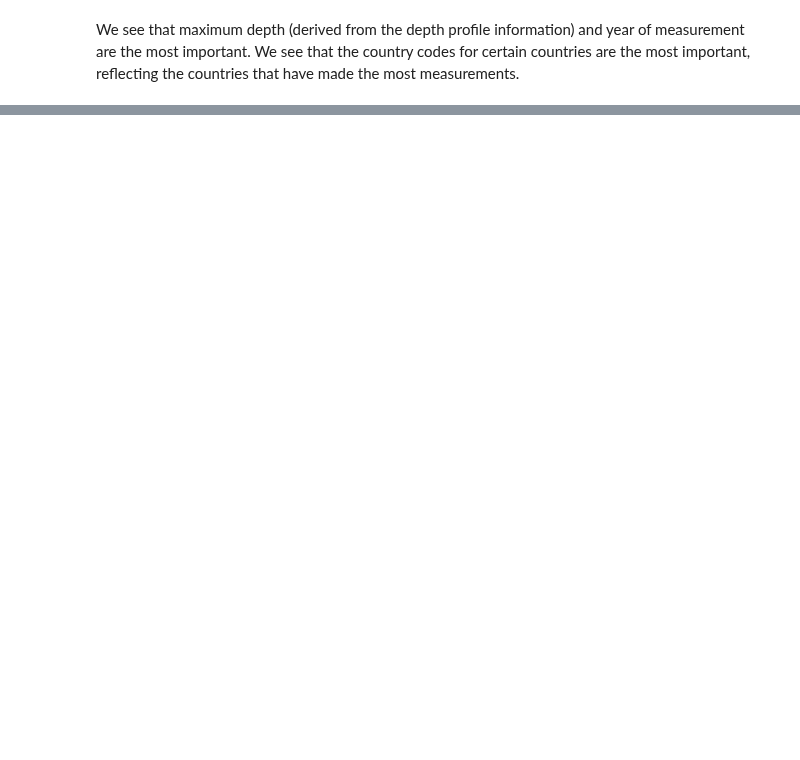
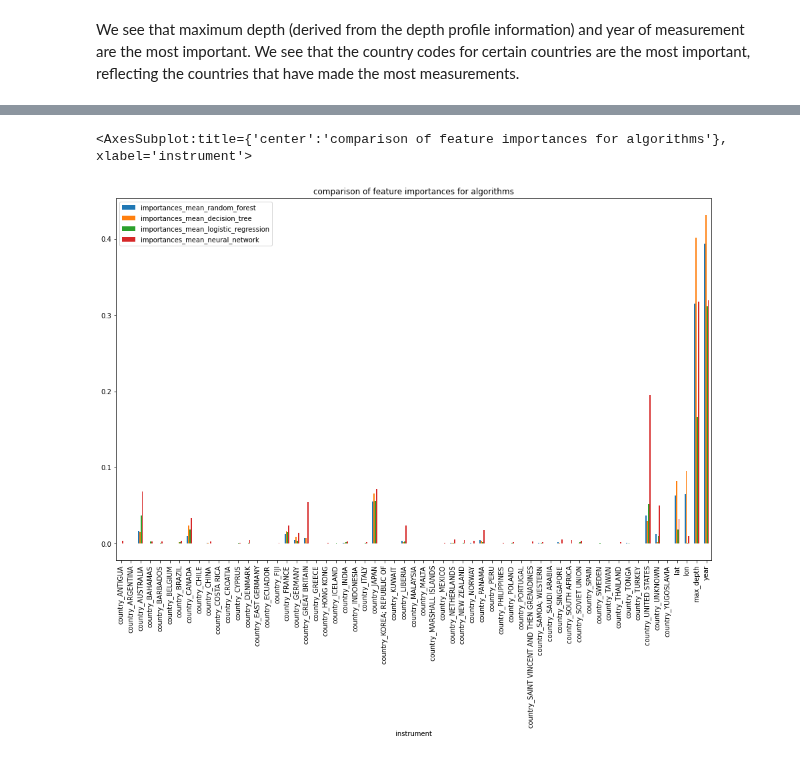
Before and after one commit to MetOffice/XBTs_classification, a Jupyter notebook: notebooks/dt_feature_importance.ipynb, the cells around one changed output, grey strips where cells are left out. Cells and saved outputs as stored; diff of their text form; code cells hidden in the pictures; blank space fills up the shorter version.

```diff
--- a/notebooks/dt_feature_importance.ipynb
+++ b/notebooks/dt_feature_importance.ipynb
@@ -196,0 +203,13 @@ We see that maximum depth (derived from the depth profile information) and year
+# %%
+batch_importances_path_list = {clf_name: os.path.join(batch_importances_root_dir,
+                                            fn1
+                                           ) for clf_name, fn1 in batch_importances_file_list.items()}
+# %%
+importances_df_list = {clf_name: pandas.read_csv(p1) for clf_name, p1 in batch_importances_path_list.items()}
+# %%
+importances_df_list = {clf_name: df1.rename({
+    'importances_stdev': f'importances_std_{clf_name}',
+    'importances_mean': f'importances_mean_{clf_name}',
+},axis='columns') for clf_name, df1 in importances_df_list.items()}
+# %%
+batch_importances_df = functools.reduce(lambda x,y: pandas.merge(x,y, on='instrument'), importances_df_list.values())
@@ -196,0 +232,9 @@ We see that maximum depth (derived from the depth profile information) and year
+# %%
+fig_batch_importances = matplotlib.pyplot.figure('batch_importances', figsize=(16,10))
+ax_batch_importances = fig_batch_importances.add_subplot(1,1,1, title='comparison of feature importances for algorithms')
+batch_importances_df.plot.bar(x='instrument',
+                              y=[f'importances_mean_{clf_name}' for clf_name in importances_df_list.keys()],
+                             ax=ax_batch_importances)
+# %% [output]
+<AxesSubplot:title={'center':'comparison of feature importances for algorithms'}, xlabel='instrument'>
+[figure, added]
```
Also changed, not shown: parts of 12 cells of this notebook.
